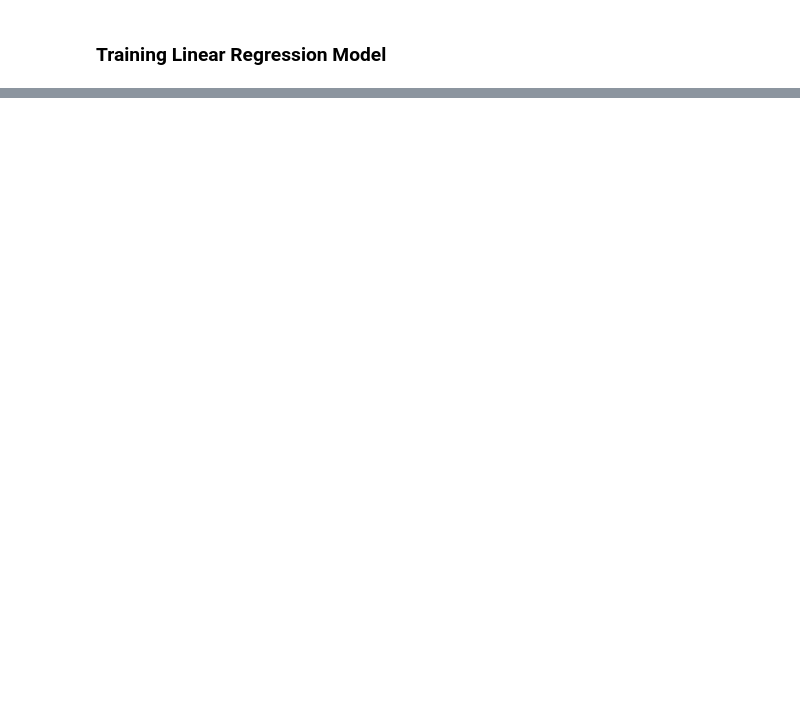
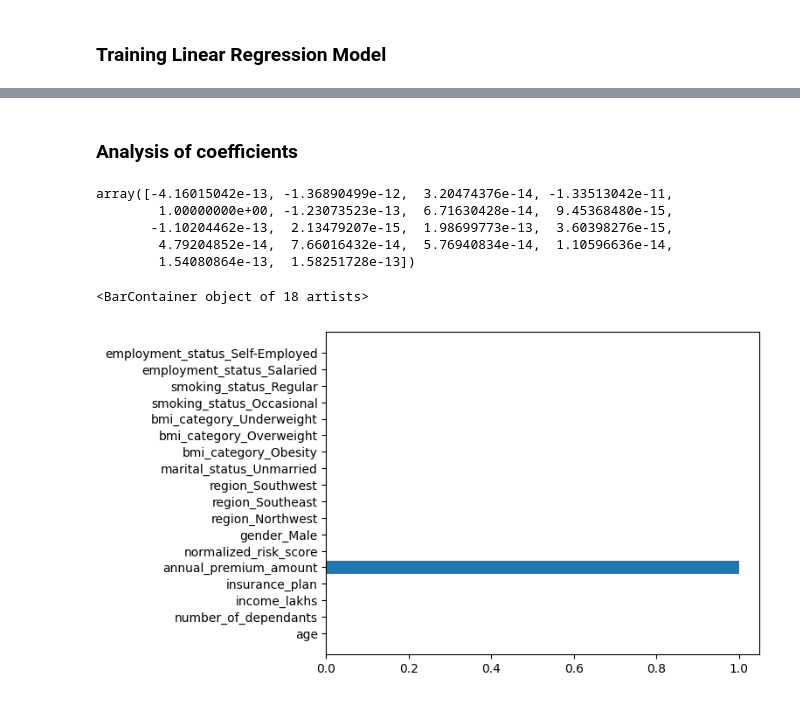
Before and after one commit to sameerdiwse/CareCostPredictor, a Jupyter notebook: CareCostPredictor.ipynb, the cells around one changed output, grey strips where cells are left out. Saved outputs shown, nothing was run; the diff lists cells and outputs as text; code cells hidden in the pictures; blank space fills up the shorter version.

```diff
--- a/CareCostPredictor.ipynb
+++ b/CareCostPredictor.ipynb
@@ -342,4 +351,6 @@ df4.shape, X.shape, y.shape
 
 X_refined = df4.drop(['income_level'], axis=1)
 X_refined.shape, y.shape
+X_refined.drop(['smoking_status_Smoking=0','smoking_status_Not Smoking','smoking_status_No Smoking'], axis=1, inplace=True)
+X_refined.columns
 # %% [output]
@@ -369,0 +404,15 @@ linear_reg_model.score(X_train, y_train)
+# %% [markdown]
+### Analysis of coefficients
+# %%
+linear_reg_model.coef_
+# %% [output]
+array([-4.16015042e-13, -1.36890499e-12,  3.20474376e-14, -1.33513042e-11,
+        1.00000000e+00, -1.23073523e-13,  6.71630428e-14,  9.45368480e-15,
+       -1.10204462e-13,  2.13479207e-15,  1.98699773e-13,  3.60398276e-15,
+        4.79204852e-14,  7.66016432e-14,  5.76940834e-14,  1.10596636e-14,
+        1.54080864e-13,  1.58251728e-13])
+# %%
+plt.barh(X_test.columns, linear_reg_model.coef_)
+# %% [output]
+<BarContainer object of 18 artists>
+[figure, added]
```
Also changed, not shown: parts of 5 cells of this notebook.
